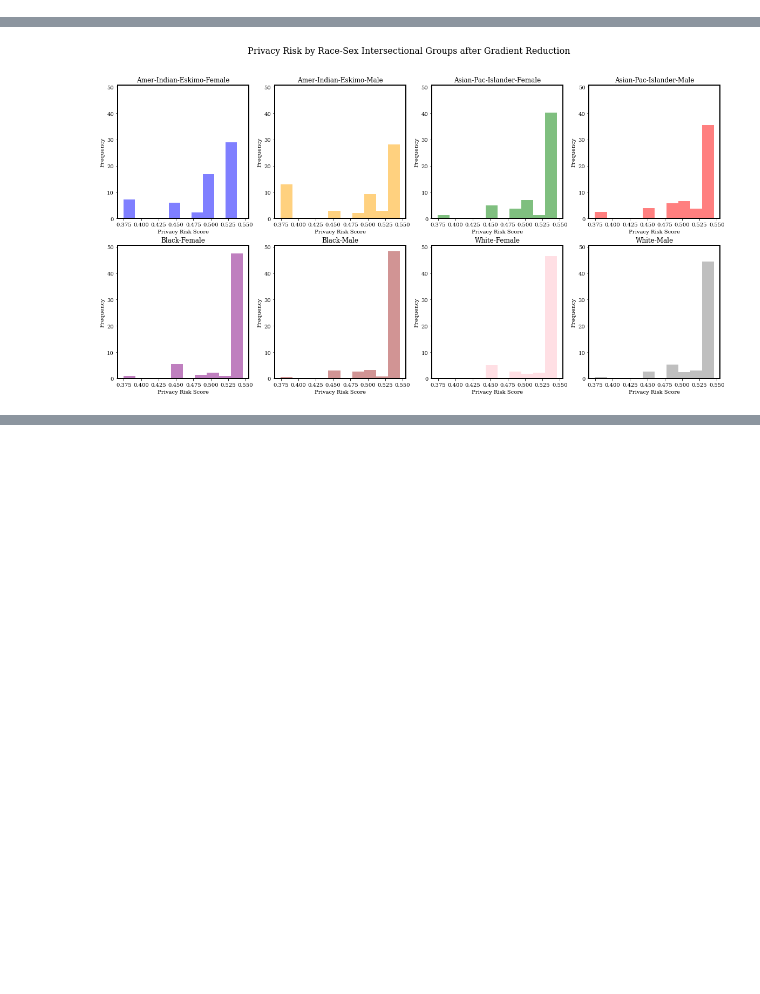
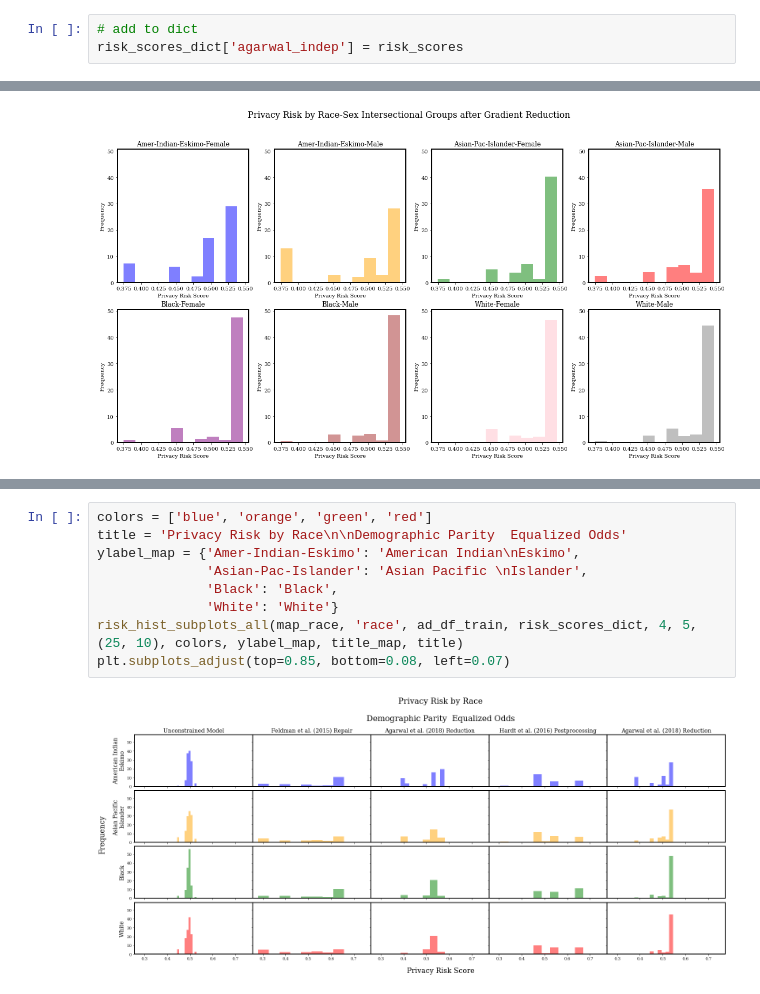
Before and after one commit to alaude1/fairness-mia, a Jupyter notebook: Experiments.ipynb, the cells around one changed output, grey strips where cells are left out. Saved outputs shown, nothing was run; the diff lists cells and outputs as text; blank space fills up the shorter version.

```diff
--- a/Experiments.ipynb
+++ b/Experiments.ipynb
@@ -672,6 +682,9 @@ risk_scores = calculate_risk_score(tr_values, te_values,
 # %% [output]
 Passing non-integers as three-element position specification is deprecated since 3.3 and will be removed two minor releases later.
 [figure]
+# %%
+# add to dict
+risk_scores_dict['agarwal_indep'] = risk_scores
 # %%
 #risk_hist(map_race, 'race', ad_df_train, risk_scores)
 colors = ['blue', 'orange', 'green', 'red']
@@ -1023,0 +1082,11 @@ risk_hist_subplots(map_race_sex, 'race-sex', ad_df_train, risk_scores, 2, 4, (20
+# %%
+colors = ['blue', 'orange', 'green', 'red']
+title = 'Privacy Risk by Race\n\nDemographic Parity  Equalized Odds'
+ylabel_map = {'Amer-Indian-Eskimo': 'American Indian\nEskimo',
+              'Asian-Pac-Islander': 'Asian Pacific \nIslander',
+              'Black': 'Black',
+              'White': 'White'}
+risk_hist_subplots_all(map_race, 'race', ad_df_train, risk_scores_dict, 4, 5, (25, 10), colors, ylabel_map, title_map, title)
+plt.subplots_adjust(top=0.85, bottom=0.08, left=0.07)
+# %% [output]
+[figure, added]
```
Also changed, not shown: parts of 11 cells of this notebook.
